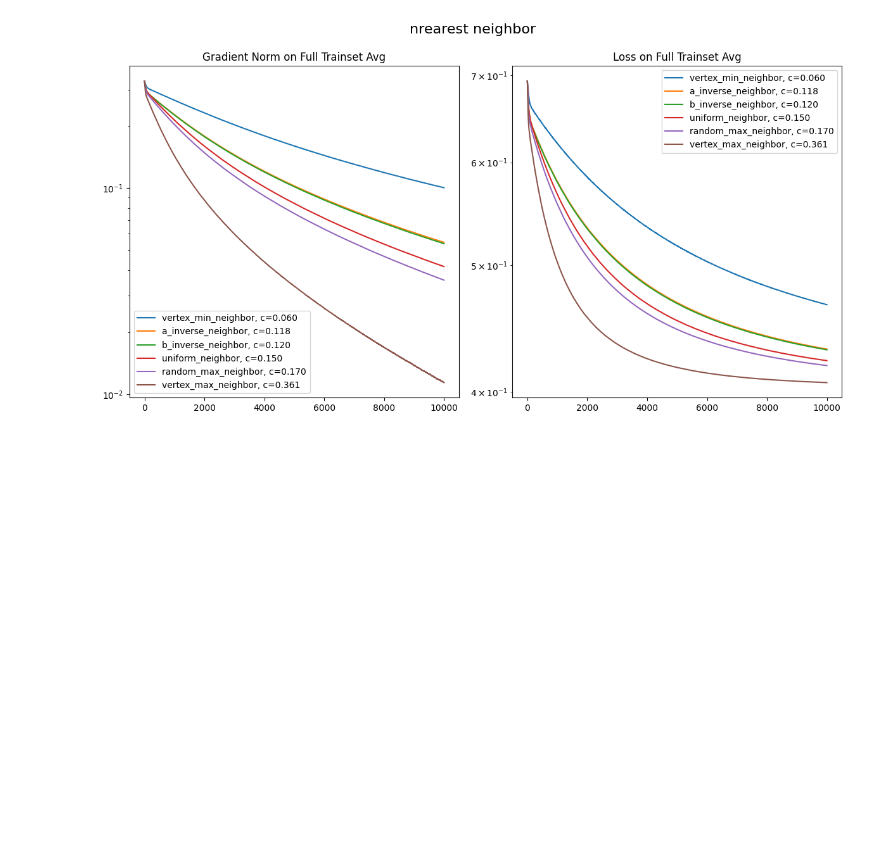
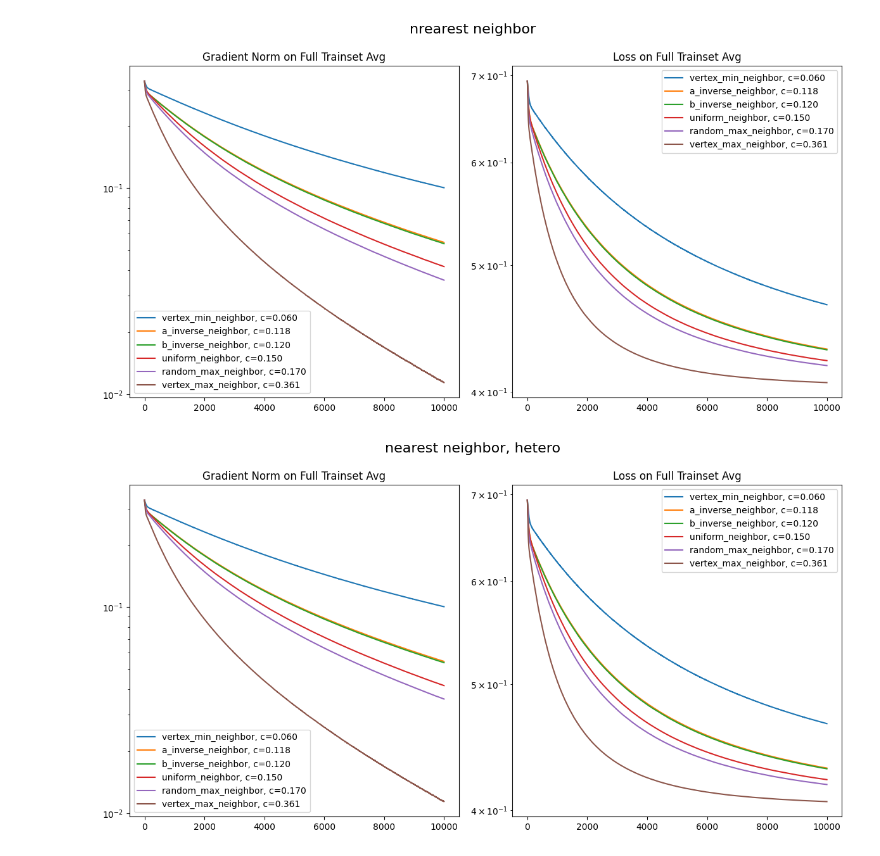
Before and after one commit to Luoxiaogan/new_push_pull, a Jupyter notebook: 合成数据/analysis.ipynb, the cells around one changed output. Saved outputs shown, nothing was run; the diff lists cells and outputs as text; code cells hidden in the pictures; blank space fills up the shorter version.

```diff
--- a/合成数据/analysis.ipynb
+++ b/合成数据/analysis.ipynb
@@ -45,3 +45,47 @@ plt.suptitle("nrearest neighbor", fontsize=16, y=1.05)
 plt.show()
 # %% [output]
 [figure]
+# %%
+df1 = pd.read_csv("/home/lg/new_push_pull/合成数据/hetero/a_inverse_neighbor_hetero_alpha0.1_c=0.11807027105482834_avg_n=16_gpu_batched.csv")
+df2 = pd.read_csv("/home/lg/new_push_pull/合成数据/hetero/b_inverse_neighbor_hetero_alpha0.1_c=0.1201267392141204_avg_n=16_gpu_batched.csv")
+df3 = pd.read_csv("/home/lg/new_push_pull/合成数据/hetero/random_max_neighbor_hetero_alpha0.1_c=0.17072480034308374_avg_n=16_gpu_batched.csv")
+df4 = pd.read_csv("/home/lg/new_push_pull/合成数据/hetero/uniform_neighbor_hetero_alpha0.1_c=0.15034196632550306_avg_n=16_gpu_batched.csv")
+df5 = pd.read_csv("/home/lg/new_push_pull/合成数据/hetero/vertex_max_neighbor_hetero_alpha0.1_c=0.36127040046844183_avg_n=16_gpu_batched.csv")
+df6 = pd.read_csv("/home/lg/new_push_pull/合成数据/hetero/vertex_min_neighbor_hetero_alpha0.1_c=0.06059360486506529_avg_n=16_gpu_batched.csv")
+
+index = "gradient_norm_on_full_trainset_avg"
+end =1000000
+
+# Create two subplots in a 1x2 layout
+plt.figure(figsize=(12, 6))
+
+# First subplot
+plt.subplot(1, 2, 1)
+plt.plot(df6["gradient_norm_on_full_trainset_avg"][:end], label="vertex_min_neighbor, c=0.060")
+plt.plot(df1["gradient_norm_on_full_trainset_avg"][:end], label="a_inverse_neighbor, c=0.118")
+plt.plot(df2["gradient_norm_on_full_trainset_avg"][:end], label="b_inverse_neighbor, c=0.120")
+plt.plot(df4["gradient_norm_on_full_trainset_avg"][:end], label="uniform_neighbor, c=0.150")
+plt.plot(df3["gradient_norm_on_full_trainset_avg"][:end], label="random_max_neighbor, c=0.170")
+plt.plot(df5["gradient_norm_on_full_trainset_avg"][:end], label="vertex_max_neighbor, c=0.361")
+plt.legend()
+plt.title("Gradient Norm on Full Trainset Avg")
+plt.yscale("log")
+
+# Second subplot
+plt.subplot(1, 2, 2)
+plt.plot(df6["loss_on_full_trainset_avg"][:end], label="vertex_min_neighbor, c=0.060")
+plt.plot(df1["loss_on_full_trainset_avg"][:end], label="a_inverse_neighbor, c=0.118")
+plt.plot(df2["loss_on_full_trainset_avg"][:end], label="b_inverse_neighbor, c=0.120")
+plt.plot(df4["loss_on_full_trainset_avg"][:end], label="uniform_neighbor, c=0.150")
+plt.plot(df3["loss_on_full_trainset_avg"][:end], label="random_max_neighbor, c=0.170")
+plt.plot(df5["loss_on_full_trainset_avg"][:end], label="vertex_max_neighbor, c=0.361")
+plt.legend()
+plt.title("Loss on Full Trainset Avg")
+plt.yscale("log")
+
+plt.tight_layout()
+
+plt.suptitle("nearest neighbor, hetero", fontsize=16, y=1.05)
+plt.show()
+# %% [output]
+[figure, added]
```
Also changed, not shown: parts of 1 cell of this notebook, 25 other files.
